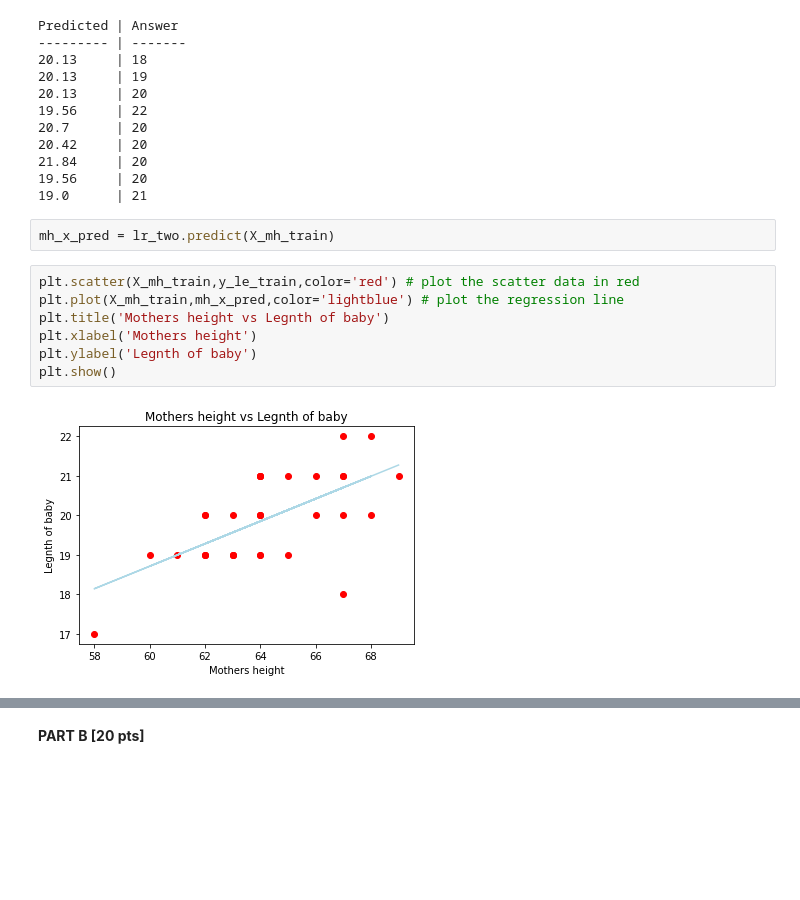
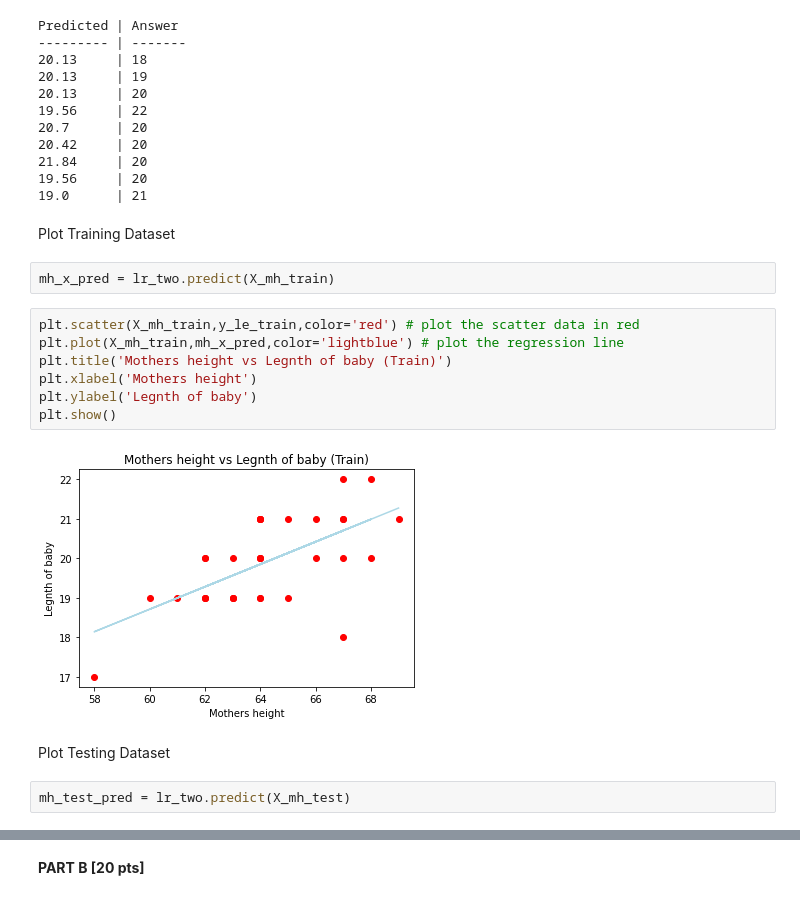
Before and after one commit to timc823/IST347, a Jupyter notebook: Week_3/Assignment#2.ipynb, the cells around one changed output, grey strips where cells are left out. Cells and saved outputs as stored; diff of their text form; blank space fills up the shorter version.

```diff
--- a/Week_3/Assignment#2.ipynb
+++ b/Week_3/Assignment#2.ipynb
@@ -178,14 +223,20 @@ Predicted | Answer
 21.84     | 20
 19.56     | 20
 19.0      | 21
+# %% [markdown]
+Plot Training Dataset
 # %%
 mh_x_pred = lr_two.predict(X_mh_train)
 # %%
 plt.scatter(X_mh_train,y_le_train,color='red') # plot the scatter data in red
 plt.plot(X_mh_train,mh_x_pred,color='lightblue') # plot the regression line
-plt.title('Mothers height vs Legnth of baby')
+plt.title('Mothers height vs Legnth of baby (Train)')
 plt.xlabel('Mothers height')
 plt.ylabel('Legnth of baby')
 plt.show()
 # %% [output]
-[figure, old version]
+[figure, new version]
+# %% [markdown]
+Plot Testing Dataset
+# %%
+mh_test_pred = lr_two.predict(X_mh_test)
```
Also changed, not shown: parts of 26 cells of this notebook.
